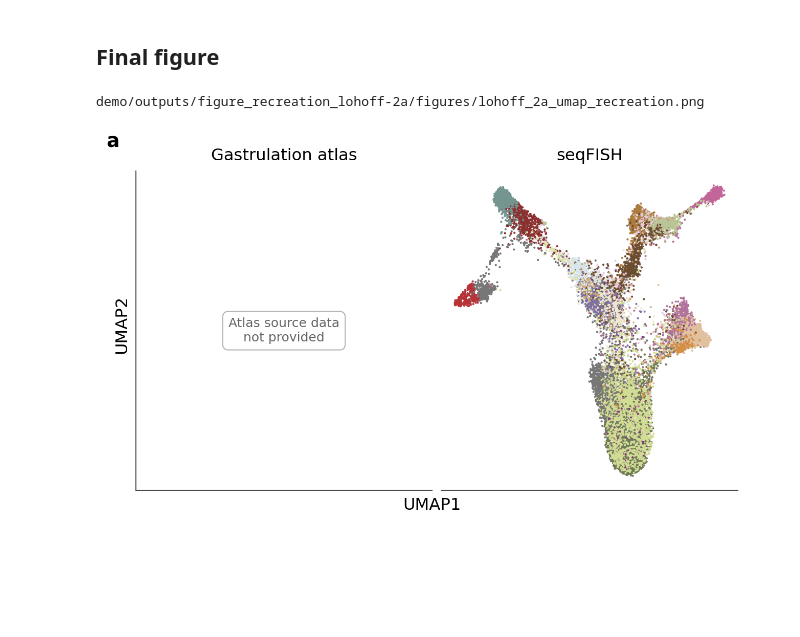
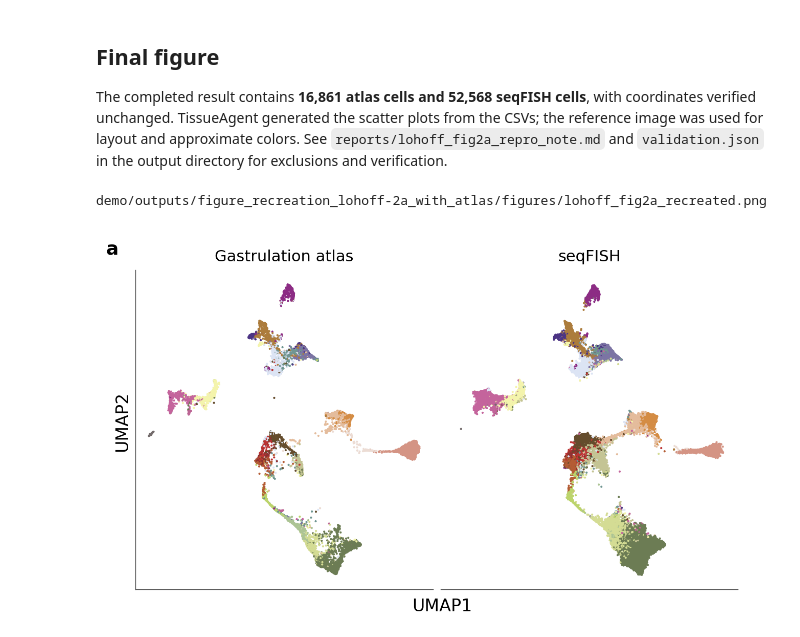
Before and after one commit to ma-compbio/TissueAgent, a Jupyter notebook: demo/figure_recreation_lohoff-2a.ipynb, the cells around one changed output. Saved outputs shown, nothing was run; the diff lists cells and outputs as text; code cells hidden in the pictures; blank space fills up the shorter version.

Commit message:
update 2a demo

```diff
--- a/demo/figure_recreation_lohoff-2a.ipynb
+++ b/demo/figure_recreation_lohoff-2a.ipynb
@@ -194,22 +194,23 @@ else:
 }
 # %% [markdown]
 ## Final figure
+
+The completed result contains **16,861 atlas cells and 52,568 seqFISH cells**, with coordinates verified unchanged. TissueAgent generated the scatter plots from the CSVs; the reference image was used for layout and approximate colors. See `reports/lohoff_fig2a_repro_note.md` and `validation.json` in the output directory for exclusions and verification.
 # %%
 preferred = [
+    OUTPUT_DIR / "figures/lohoff_fig2a_recreated.png",
     OUTPUT_DIR / "figures/fig2a_umap_comparison.png",
     OUTPUT_DIR / "figures/lohoff_2a_umap.png",
     OUTPUT_DIR / "figures/umap_comparison.png",
 ]
-pngs = sorted(OUTPUT_DIR.rglob("*.png"))
 selected = next((path for path in preferred if path.is_file()), None)
 if selected is None:
-    clean = [
-        path for path in pngs
-        if not re.search(r"attempt|comparison|compare|diff|reference|crop", path.name, re.IGNORECASE)
-    ]
-    selected = max(clean or pngs, key=lambda path: path.stat().st_size)
+    pngs = sorted(OUTPUT_DIR.rglob("*.png"))
+    clean = [path for path in pngs if not re.search(r"attempt|comparison|compare|diff|reference|crop", path.name, re.IGNORECASE)]
+    assert clean, f"No final figure found in {OUTPUT_DIR}"
+    selected = max(clean, key=lambda path: path.stat().st_size)
 print(selected.relative_to(REPO_ROOT))
 display(Image(filename=str(selected)))
 # %% [output]
-demo/outputs/figure_recreation_lohoff-2a/figures/lohoff_2a_umap_recreation.png
+demo/outputs/figure_recreation_lohoff-2a_with_atlas/figures/lohoff_fig2a_recreated.png
-[figure, old version]
+[figure, new version]
```
Also changed, not shown: parts of 4 cells of this notebook, 40 other files.
